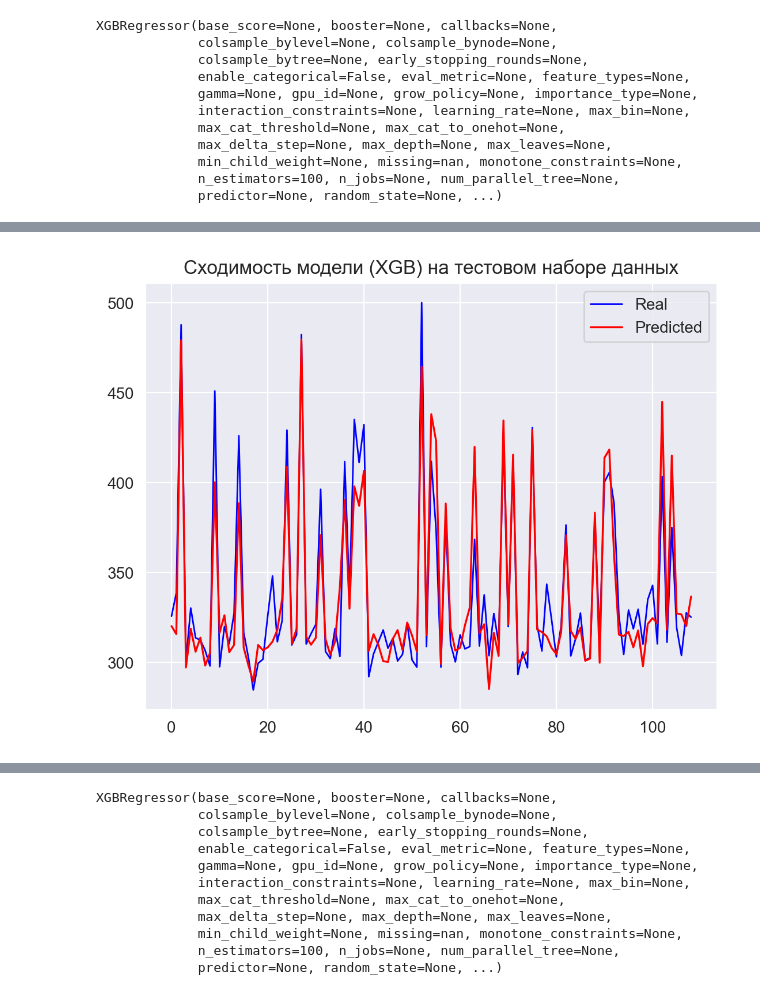
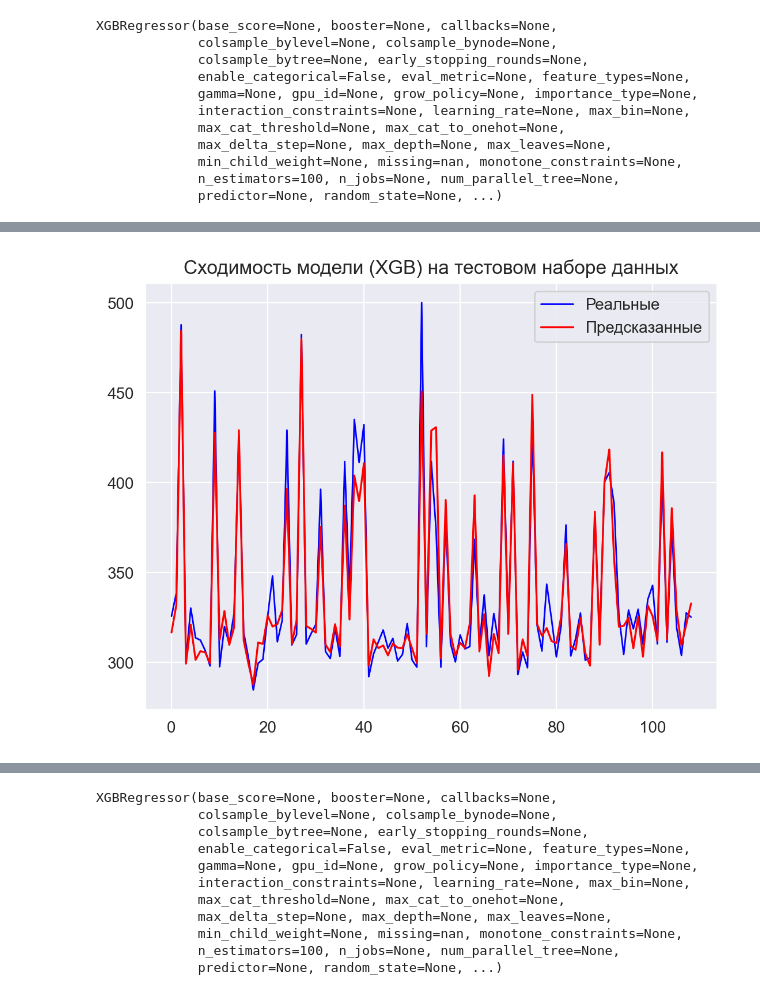
Before and after one commit to llitone/fuel-consumption-prediction, a Jupyter notebook: predictions/xgb_fuelTA130.ipynb, the cells around one changed output, grey strips where cells are left out. Saved outputs shown, nothing was run; the diff lists cells and outputs as text; code cells hidden in the pictures.

```diff
--- a/predictions/xgb_fuelTA130.ipynb
+++ b/predictions/xgb_fuelTA130.ipynb
@@ -83,5 +92,13 @@ dtype: int64
+# %%
+data["month"] = date[:, 1]
+data.month = data.month.apply(int)
+# %%
+data["day"] = date[:, 2]
+data.day = data.day.apply(int)
+# %%
+data = data.drop(["Дата"], axis=1)
 # %%
-data = data[columns_for_predictions]
+data = data[columns_for_predictions + ["day", "month", "year"]]
 # %% [markdown]
 # Обработка выбросов
 # %%
@@ -199,14 +216,14 @@ predictions = np.array(model.predict(X_test))
 # %%
 plt.figure(dpi=200)
 plt.title("Сходимость модели (XGB) на тестовом наборе данных")
-plt.plot(y_test, color="blue", label="Real", linewidth=1)
-plt.plot(predictions, "r", label="Predicted", linewidth=1.2)
+plt.plot(y_test, color="blue", label="Реальные", linewidth=1)
+plt.plot(predictions, "r", label="Предсказанные", linewidth=1.2)
 plt.legend()
 plt.savefig("predictions/graphs/xgb_test_plot.png")
 plt.savefig("predictions/graphs/xgb_test_plot.svg")
 plt.show()
 # %% [output]
-[figure, old version]
+[figure, new version]
 # %%
 r2_score(y_test, predictions)
 # %% [output]
```
Also changed, not shown: parts of 22 cells of this notebook, 21 other files.
